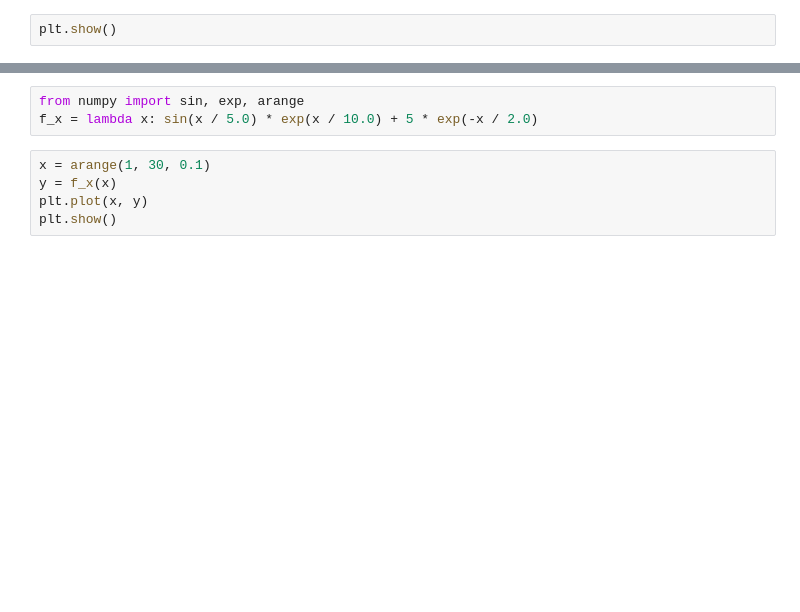
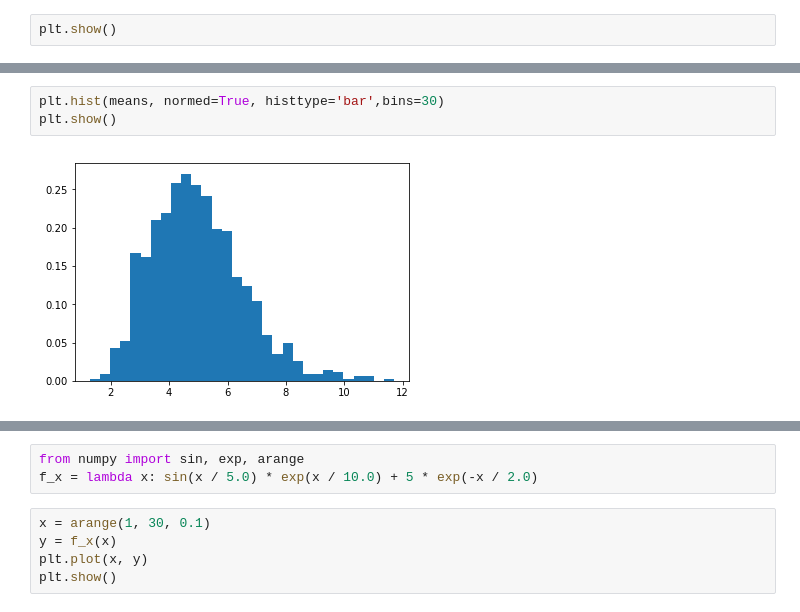
Before and after one commit to diman4ik/YandexML, a Jupyter notebook: week4/zpt.ipynb, the cells around one changed output, grey strips where cells are left out. Saved outputs shown, nothing was run; the diff lists cells and outputs as text; blank space fills up the shorter version.

```diff
--- a/week4/zpt.ipynb
+++ b/week4/zpt.ipynb
@@ -66,0 +56,5 @@ plt.show()
+# %%
+plt.hist(means, normed=True, histtype='bar',bins=30)
+plt.show()
+# %% [output]
+[figure, added]
```
Also changed, not shown: parts of 15 cells of this notebook.
